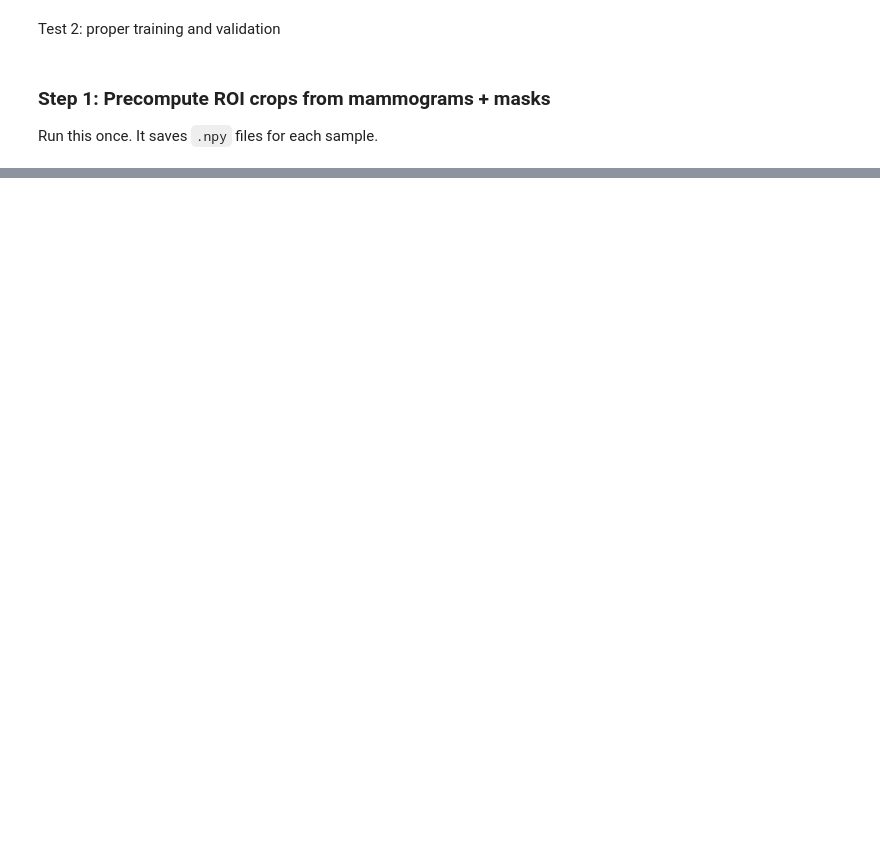
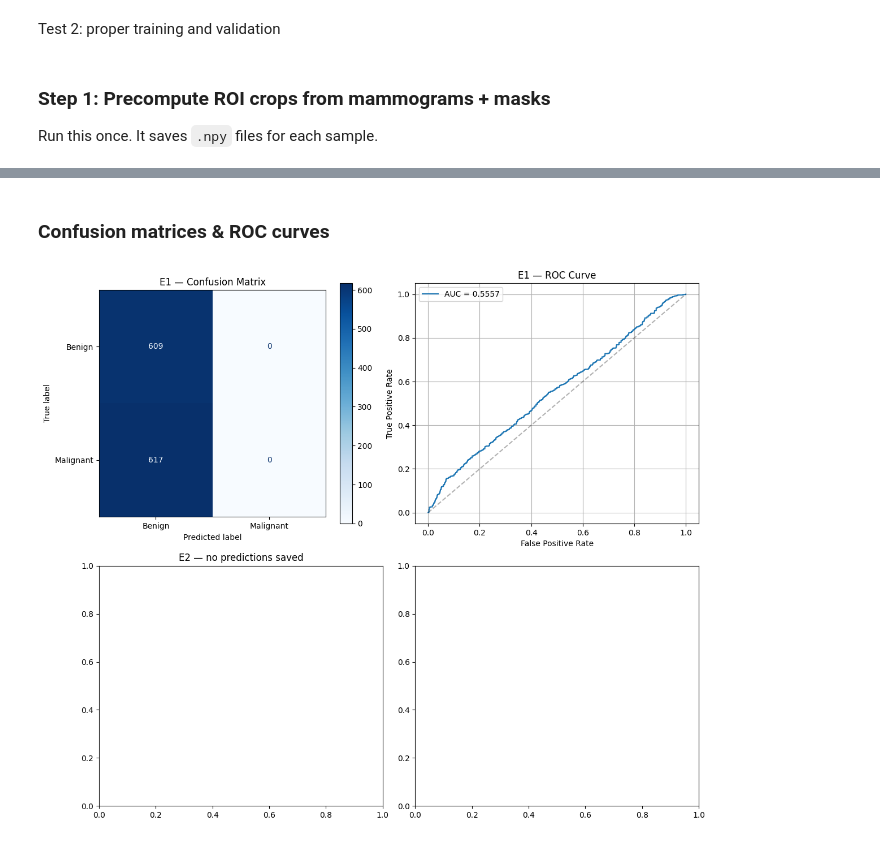
Before and after one commit to EstherRH00/TDA_Visual_Transformer, a Jupyter notebook: notebook.ipynb, the cells around one changed output, grey strips where cells are left out. Drawn from its saved outputs; the diff is of its cells as text; code cells hidden in the pictures; blank space fills up the shorter version.

```diff
--- a/notebook.ipynb
+++ b/notebook.ipynb
@@ -844,0 +639,35 @@ plt.show()
+# %% [markdown]
+### Confusion matrices & ROC curves
+# %%
+import numpy as np
+import matplotlib.pyplot as plt
+from sklearn.metrics import confusion_matrix, ConfusionMatrixDisplay, roc_curve, auc
+
+if results:
+    n = len(results)
+    fig, axes = plt.subplots(n, 2, figsize=(12, 5 * n), squeeze=False)
+    for i, (name, r) in enumerate(sorted(results.items())):
+        if 'y_true' not in r:
+            axes[i][0].set_title(f'{name} — no predictions saved')
+            continue
+        y_true = np.array(r['y_true'])
+        y_prob = np.array(r['y_prob'])
+        y_pred = (y_prob > 0.5).astype(int)
+        # Confusion matrix
+        cm = confusion_matrix(y_true, y_pred)
+        ConfusionMatrixDisplay(cm, display_labels=['Benign', 'Malignant']).plot(ax=axes[i][0], cmap='Blues')
+        axes[i][0].set_title(f'{name} — Confusion Matrix')
+        # ROC curve
+        fpr, tpr, _ = roc_curve(y_true, y_prob)
+        roc_auc = auc(fpr, tpr)
+        axes[i][1].plot(fpr, tpr, label=f'AUC = {roc_auc:.4f}')
+        axes[i][1].plot([0, 1], [0, 1], 'k--', alpha=0.3)
+        axes[i][1].set_title(f'{name} — ROC Curve')
+        axes[i][1].set_xlabel('False Positive Rate')
+        axes[i][1].set_ylabel('True Positive Rate')
+        axes[i][1].legend()
+        axes[i][1].grid(True)
+    plt.tight_layout()
+    plt.show()
+# %% [output]
+[figure, added]
```
Also changed, not shown: parts of 19 cells of this notebook, 5 other files.
